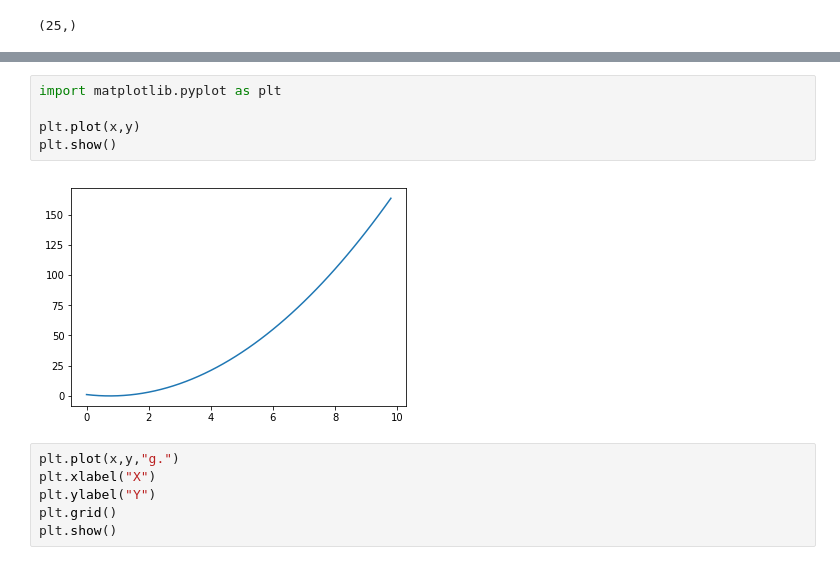
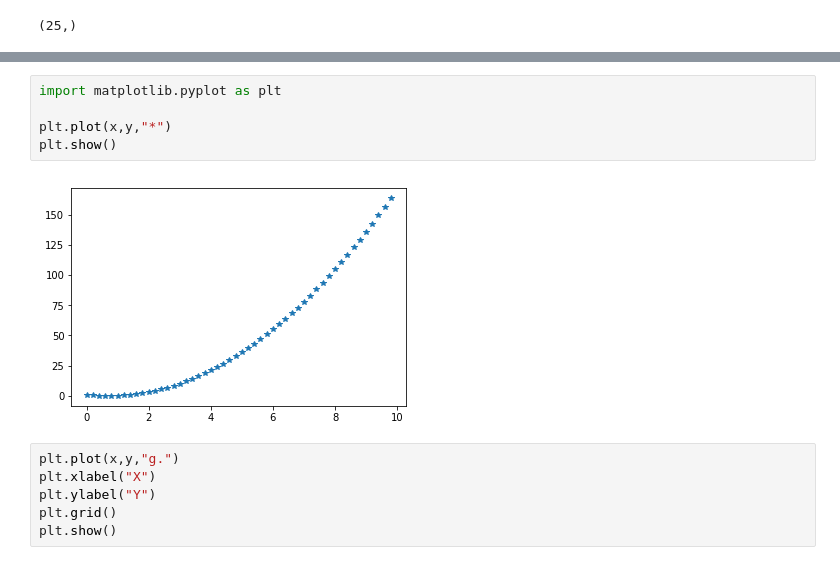
Before and after one commit to smasoka/Learning-Things, a Jupyter notebook: Basics/1. Intro to Python CHPC.ipynb, the cells around one changed output, grey strips where cells are left out. Drawn from its saved outputs; the diff is of its cells as text.

Commit message:
more plots

```diff
--- a/Basics/1. Intro to Python CHPC.ipynb
+++ b/Basics/1. Intro to Python CHPC.ipynb
@@ -1342,10 +1392,10 @@ y = 2*x**2-3*x+1
 # %%
 import matplotlib.pyplot as plt
 
-plt.plot(x,y)
+plt.plot(x,y,"*")
 plt.show()
 # %% [output]
-[figure, old version]
+[figure, new version]
 # %%
 plt.plot(x,y,"g.")
 plt.xlabel("X")
```
Also changed, not shown: parts of 8 cells of this notebook, 2 other files.
